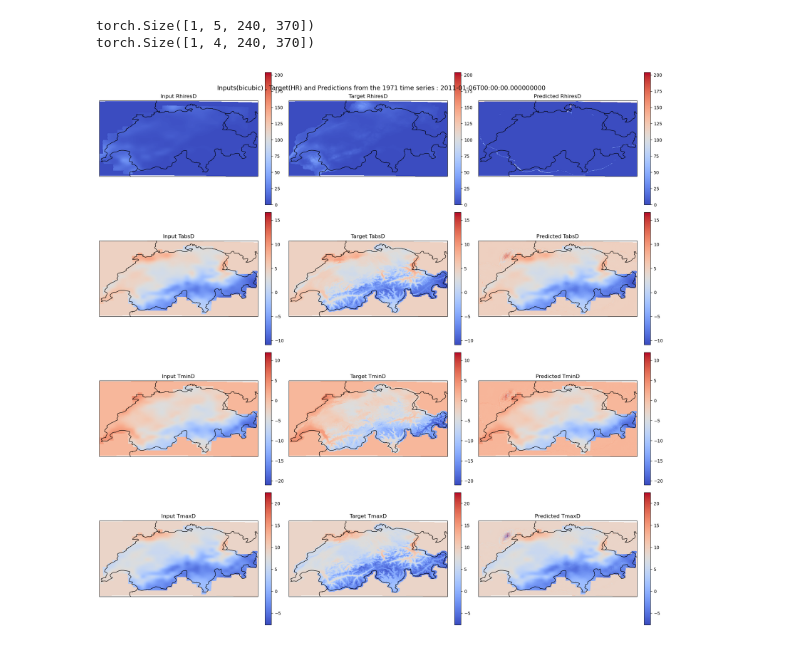
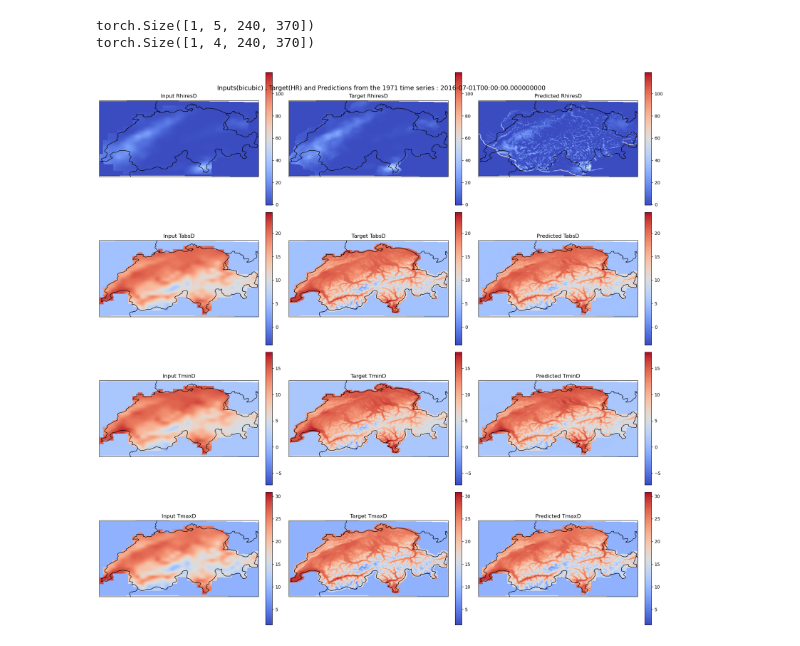
Before and after one commit to AsthanaShivanshi/Downscaling_Models, a Jupyter notebook: models_UNet/UNet_Deterministic_Training_Dataset/UNet_visualisations.ipynb, the cells around one changed output. Saved outputs shown, nothing was run; the diff lists cells and outputs as text; code cells hidden in the pictures.

```diff
--- a/models_UNet/UNet_Deterministic_Training_Dataset/UNet_visualisations.ipynb
+++ b/models_UNet/UNet_Deterministic_Training_Dataset/UNet_visualisations.ipynb
@@ -16,7 +16,7 @@ sys.path.append("../../Scripts/Functions/Climate_Indices")
 # %% [markdown]
 Loading the saved quick check trained model from Downscaling_Models/UNet_Deterministic_training_Dataset
 # %%
-model_path = os.path.join(BASE_DIR,"sasthana/Downscaling/Downscaling_Models/models_UNet/UNet_Deterministic_Training_Dataset/best_model_huber_FULL_RLOP.pth")
+model_path = os.path.join(BASE_DIR,"sasthana/Downscaling/Downscaling_Models/models_UNet/UNet_Deterministic_Training_Dataset/quick_test_best_model_huber_FULL_RLOP.pth")
 training_checkpoint =torch.load(model_path,map_location=torch.device('cpu')) #Moving model to CPU
 # %%
 #Checking the parameters and keys
@@ -100,7 +118,7 @@ for input_batch, target_batch in paired_ds:
 torch.Size([1, 5, 240, 370])
 torch.Size([1, 4, 240, 370])
 # %%
-idx= 5
+idx= 2008
 input_img, target_img =ds[idx]
 input_img= input_img.unsqueeze(0) # Adding batch dimension
 date=str(inputs_merged.time.values[idx]) #What date?
@@ -141,7 +159,7 @@ lon = inputs_merged.lon.values
 var_names = ["RhiresD", "TabsD", "TminD", "TmaxD"]
 # Define fixed colorbar limits for each variable
 vmin_dict = {"RhiresD": 0, "TabsD": -5, "TminD": -10, "TmaxD": -10}
-vmax_dict = {"RhiresD": 150, "TabsD": 25, "TminD": 20, "TmaxD": 30}
+vmax_dict = {"RhiresD":100, "TabsD": 25, "TminD": 20, "TmaxD": 30}
 
 swiss_extent = [5.9, 10.5, 45.7, 47.9]
 
@@ -165,33 +183,33 @@ for i, var in enumerate(var_names):
     # Input
     ax = axes[i, 0]
     im = ax.pcolormesh(lon, lat, input_img_denorm, cmap='coolwarm', vmin=vmin, vmax=vmax, shading='auto', transform=ccrs.PlateCarree())
     ax.set_title(f"Input {var}")
     ax.set_extent(swiss_extent, crs=ccrs.PlateCarree())
     ax.coastlines(resolution='10m')
     ax.add_feature(cfeature.BORDERS)
     fig.colorbar(im, ax=ax, orientation='vertical', fraction=0.046, pad=0.04)
 
     # Target
     ax = axes[i, 1]
     im = ax.pcolormesh(lon, lat, target_img_denorm[i], cmap='coolwarm', vmin=vmin, vmax=vmax, shading='auto', transform=ccrs.PlateCarree())
     ax.set_title(f"Target {var}")
     ax.set_extent(swiss_extent, crs=ccrs.PlateCarree())
     ax.coastlines(resolution='10m')
     ax.add_feature(cfeature.BORDERS)
     fig.colorbar(im, ax=ax, orientation='vertical', fraction=0.046, pad=0.04)
 
     # Predicted
     ax = axes[i, 2]
     im = ax.pcolormesh(lon, lat, pred_img_denorm[i], cmap='coolwarm', vmin=vmin, vmax=vmax, shading='auto', transform=ccrs.PlateCarree())
     ax.set_title(f"Predicted {var}")
     ax.set_extent(swiss_extent, crs=ccrs.PlateCarree())
     ax.coastlines(resolution='10m')
     ax.add_feature(cfeature.BORDERS)
     fig.colorbar(im, ax=ax, orientation='vertical', fraction=0.046, pad=0.04)
 plt.suptitle(f"Inputs(bicubic) , Target(HR) and Predictions from the 1971 time series : {date}", fontsize=14, y=0.95)
 plt.tight_layout()
 plt.show()
 # %% [output]
-[figure, old version]
+[figure, new version]
 # %%
 plt.savefig(BASE_DIR+ "/sasthana/Downscaling/Processing_and_Analysis_Scripts/Outputs/1_July_2016_unet_1971_2020.png", dpi=400, bbox_inches='tight')
```
Also changed, not shown: parts of 1 cell of this notebook, 1 other file.
